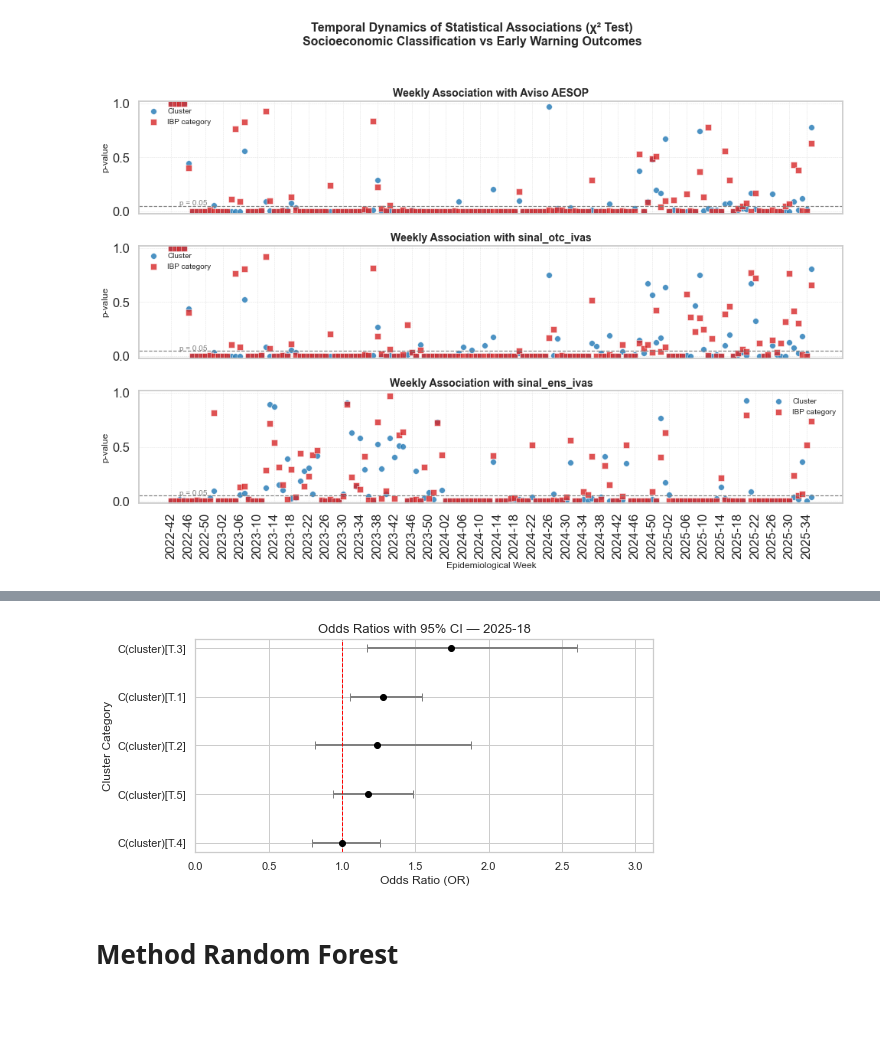
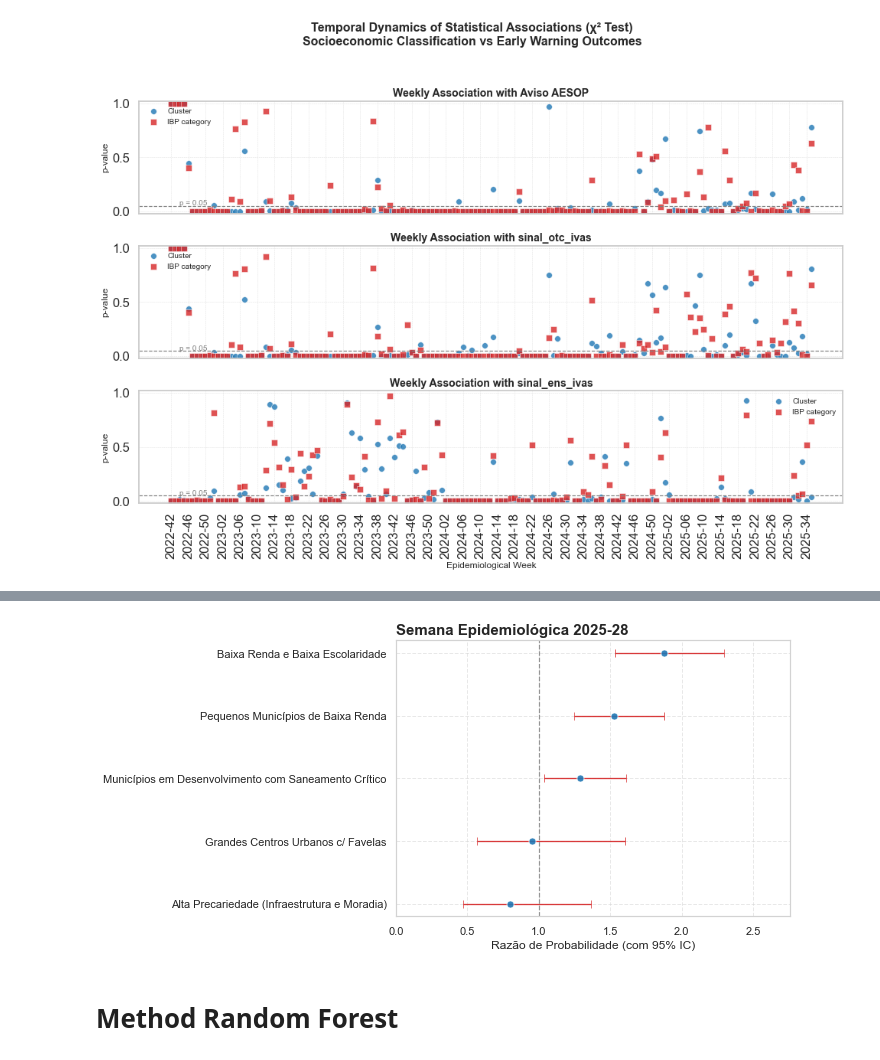
Before and after one commit to Julian-sun/IDEA_model, a Jupyter notebook: tmp/Risk_of_surge_due_socioeco.ipynb, the cells around one changed output, grey strips where cells are left out. Saved outputs shown, nothing was run; the diff lists cells and outputs as text; code cells hidden in the pictures; blank space fills up the shorter version.

```diff
--- a/tmp/Risk_of_surge_due_socioeco.ipynb
+++ b/tmp/Risk_of_surge_due_socioeco.ipynb
@@ -365,3 +365,5 @@ def odds_ratios_ci(data, predictor, outcome):
     conf = conf.drop(index="Intercept")
 
     return conf.reset_index().rename(columns={'index': 'term'})
+# %%
+df_soc.cluster = df_soc.cluster.replace({1: 0, 0: 1})
@@ -374,7 +396,14 @@ labels = [0, 1, 2, 3, 4]  # numeric labels easier to work with
 
 outcomes = ['Aviso_AESOP', 'sinal_otc_ivas', 'sinal_ens_ivas', 'sinal_ens_ivas_new']
 
-for week in data.year_week.unique():
+lts_week = ['2025-01', '2025-02', '2025-03', '2025-04', '2025-05',
+       '2025-06', '2025-07', '2025-08', '2025-09', '2025-10', '2025-11',
+       '2025-12', '2025-13', '2025-14', '2025-15', '2025-16', '2025-17',
+       '2025-18', '2025-19', '2025-20', '2025-21', '2025-22', '2025-23',
+       '2025-24', '2025-25', '2025-26', '2025-27', '2025-28', '2025-29',
+       '2025-30', '2025-31', '2025-32', '2025-33', '2025-34', '2025-35']
+
+for week in lts_week:#data.year_week.unique():
     print(week)
 
     # prepare data for analysis
@@ -658,47 +732,85 @@ sinal_ens_ivas_new C(cluster)[T.5] 26.7
 # %%
-# Filter for the desired week
-week_to_plot = "2025-18"
-df_week = results_odds[(results_odds.week == week_to_plot) &
-                       (results_odds.predictor == 'cluster') &
-                       (results_odds.outcome == 'Aviso_AESOP')]
+import matplotlib.pyplot as plt
+import seaborn as sns
 
+# --- Styling for professional presentation ---
+sns.set(style="whitegrid", font_scale=1.3)
+plt.rcParams.update({
+    "figure.facecolor": "white",
+    "axes.facecolor": "white",
+    "axes.edgecolor": "lightgray",
+    "axes.linewidth": 1.2,
+    "grid.color": "lightgray",
+    "grid.linestyle": "--",
+    "grid.alpha": 0.5,
+})
 
-# Sort by OR for better readability
+# --- Filter for the desired week ---
+week_to_plot = "2025-28"
+df_week = results_odds[
+    (results_odds.week == week_to_plot) &
+    (results_odds.predictor == 'cluster') &
+    (results_odds.outcome == 'Aviso_AESOP')
+].copy()
+
+# --- Label replacement for readability ---
+df_week["term"] = df_week["term"].replace({
+    'C(cluster)[T.3]': 'Grandes Centros Urbanos c/ Favelas',
+    'C(cluster)[T.4]': 'Baixa Renda e Baixa Escolaridade',
+    'C(cluster)[T.5]': 'Municípios em Desenvolvimento com Saneamento Crítico',
+    'C(cluster)[T.1]': 'Pequenos Municípios de Baixa Renda',
+    'C(cluster)[T.2]': 'Alta Precariedade (Infraestrutura e Moradia)'
+})
+
+# --- Sort by OR for cleaner ordering ---
 df_week = df_week.sort_values("OR", ascending=True)
 
-# Create the plot
-plt.figure(figsize=(8, 4))
-sns.set(style="whitegrid")
+# --- Define consistent colors ---
+point_color = "#1f77b4"  # calm blue
+ci_color = "#d62728"     # soft red for CI
+ref_line_color = "gray"
 
-# Plot horizontal bars with CI
+# --- Create figure ---
+plt.figure(figsize=(10, 5))
+
+# --- Plot points with error bars ---
 plt.errorbar(
     x=df_week["OR"],
     y=df_week["term"],
     xerr=[
         df_week["OR"] - df_week["2.5%"],
         df_week["97.5%"] - df_week["OR"]
     ],
     fmt="o",
-    color="black",
-    ecolor="gray",
-    elinewidth=2,
+    color=point_color,
+    ecolor=ci_color,
+    elinewidth=1.3,
     capsize=4,
+    markersize=7,
+    markeredgecolor="white",
+    markeredgewidth=0.7,
+    alpha=0.9
 )
 
-# Add a vertical reference line at OR = 1
-plt.axvline(1, color="red", linestyle="--", linewidth=1)
+# --- Add vertical reference line at OR = 1 ---
+plt.axvline(1, color=ref_line_color, linestyle="--", linewidth=1.2, alpha=0.8)
 
-# Labels and title
-plt.title(f"Odds Ratios with 95% CI — {week_to_plot}", fontsize=13)
-plt.xlabel("Odds Ratio (OR)")
-plt.ylabel("Cluster Category")
+# --- Labels and title ---
+plt.title(f"Semana Epidemiológica {week_to_plot}", fontsize=15, fontweight="semibold", loc="left")
+plt.xlabel("Razão de Probabilidade (com 95% IC)", fontsize=12)
+plt.ylabel("")  # omit redundant label
 
-# Format axes
+# --- Axis limits and tick formatting ---
 plt.xlim(0, max(df_week["97.5%"]) * 1.2)
+plt.xticks(fontsize=11)
+plt.yticks(fontsize=11)
+
+# --- Layout and save ---
 plt.tight_layout()
+plt.savefig(f"/Users/julianeoliveira/Downloads/odds_SE_{week_to_plot}.svg", dpi=300, bbox_inches="tight")
 plt.show()
 # %% [output]
-[figure, old version]
+[figure, new version]
 # %% [markdown]
 # Method Random Forest
 # %%
```
Also changed, not shown: parts of 13 cells of this notebook, 9 other files.
